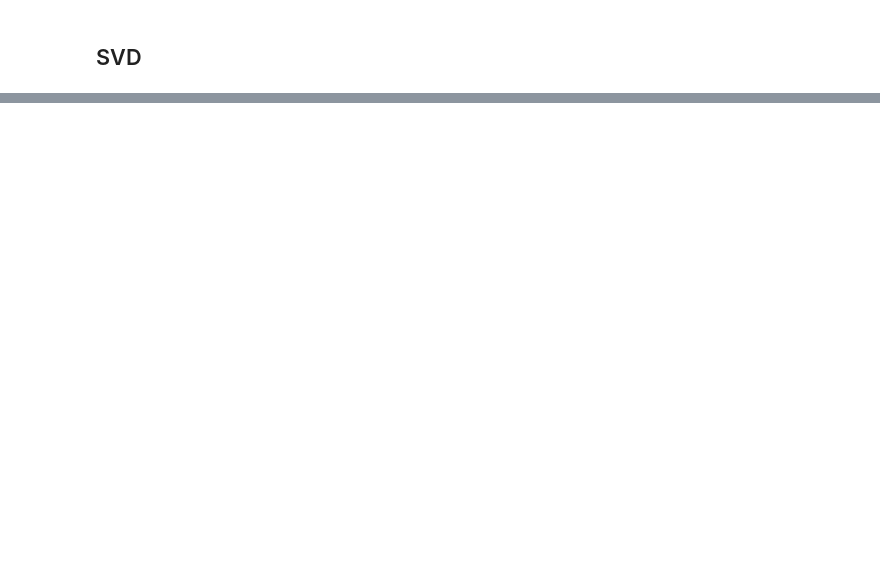
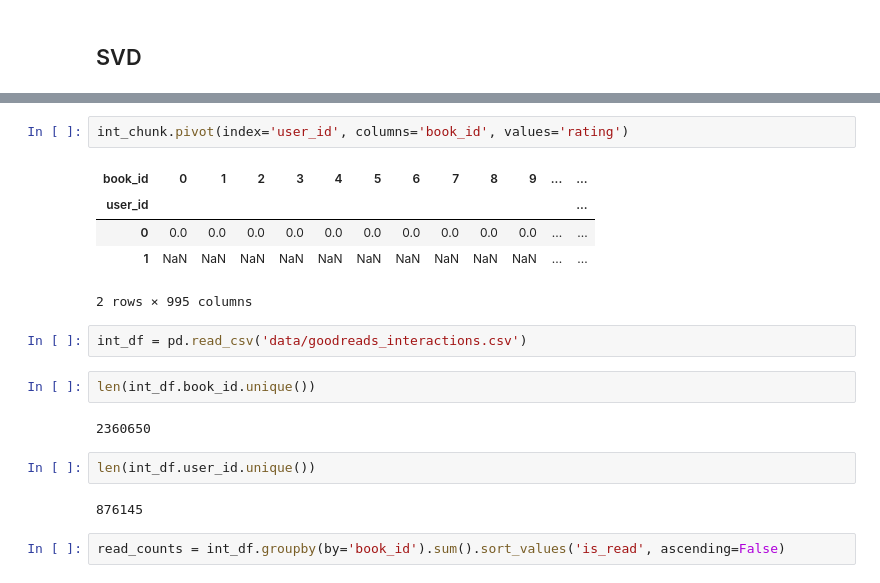
Before and after one commit to sean-r-duffy/DS5230-Final, a Jupyter notebook: embedding_creation_v1.ipynb, the cells around one changed output, grey strips where cells are left out. Drawn from its saved outputs; the diff is of its cells as text; blank space fills up the shorter version.

```diff
--- a/embedding_creation_v1.ipynb
+++ b/embedding_creation_v1.ipynb
@@ -86,0 +155,20 @@ ValueError: All arrays must be of the same length
+# %%
+int_chunk.pivot(index='user_id', columns='book_id', values='rating')
+# %% [output]
+| book_id | 0 | 1 | 2 | 3 | 4 | 5 | 6 | 7 | 8 | 9 | ... | ... |
+| user_id |  |  |  |  |  |  |  |  |  |  |  | ... |
+| 0 | 0.0 | 0.0 | 0.0 | 0.0 | 0.0 | 0.0 | 0.0 | 0.0 | 0.0 | 0.0 | ... | ... |
+| 1 | NaN | NaN | NaN | NaN | NaN | NaN | NaN | NaN | NaN | NaN | ... | ... |
+2 rows × 995 columns
+# %%
+int_df = pd.read_csv('data/goodreads_interactions.csv')
+# %%
+len(int_df.book_id.unique())
+# %% [output]
+2360650
+# %%
+len(int_df.user_id.unique())
+# %% [output]
+876145
+# %%
+read_counts = int_df.groupby(by='book_id').sum().sort_values('is_read', ascending=False)
```
Also changed, not shown: parts of 24 cells of this notebook.
